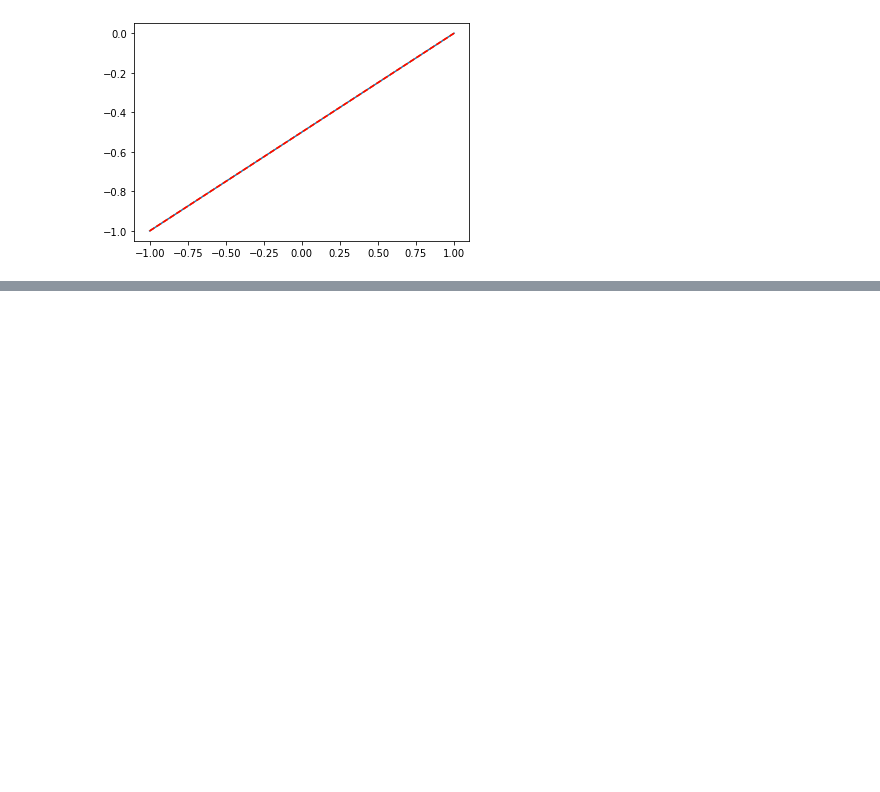
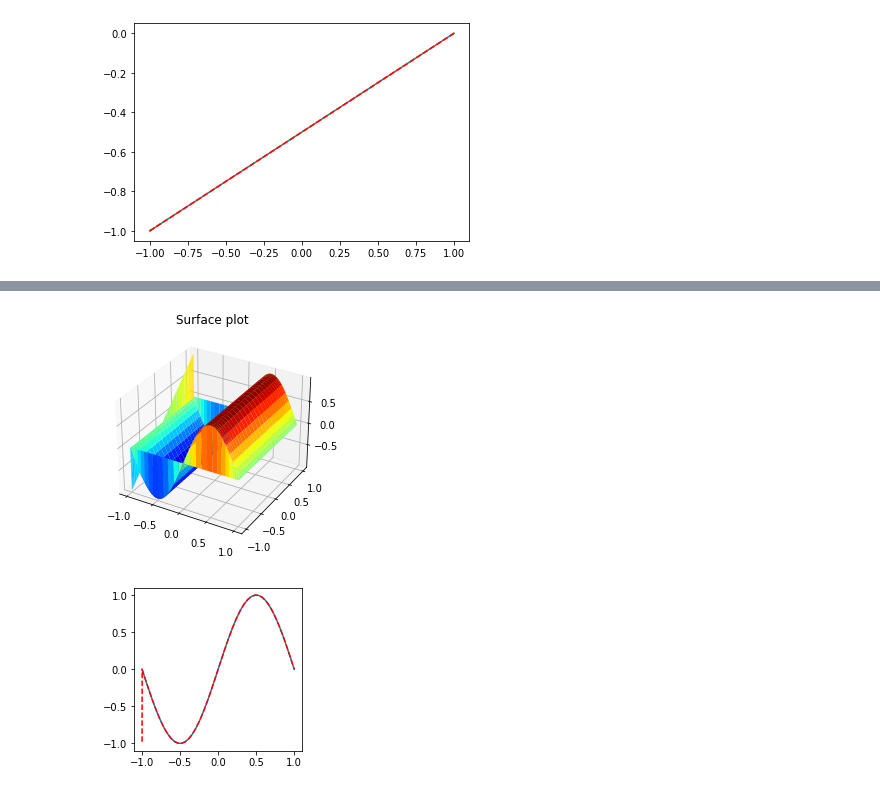
Before and after one commit to preiter93/pypde, a Jupyter notebook: chebyshev.ipynb, the cells around one changed output, grey strips where cells are left out. Saved outputs shown, nothing was run; the diff lists cells and outputs as text; code cells hidden in the pictures; blank space fills up the shorter version.

```diff
--- a/chebyshev.ipynb
+++ b/chebyshev.ipynb
@@ -52,0 +75,7 @@ array([1.        , 0.96984631, 0.88302222, 0.75      , 0.58682409,
+# %%
+#print(bc)
+fhat = CD.forward_fft(f,bc=bc[:,:])
+#fhat = CD.forward_fft(f)
+#print(fhat)
+fhat = CD.forward_fft(fhat.T).T
+fhat
@@ -52,0 +96,4 @@ array([1.        , 0.96984631, 0.88302222, 0.75      , 0.58682409,
+# %%
+fcd = CD.backward_fft(fhat,bc=bchat[:,:])
+fcd = CN.backward_fft(fcd.T,bc=None).T
+fcd
@@ -52,0 +114,15 @@ array([1.        , 0.96984631, 0.88302222, 0.75      , 0.58682409,
+# %%
+fig = plt.figure()
+ax = plt.axes(projection='3d')
+
+ax.plot_surface(xx, yy, fcd,cmap='jet', edgecolor='none')
+ax.set_title('Surface plot')
+plt.show()
+
+fig,ax = plt.subplots(figsize=(3,3))
+ax.plot(x,f[:,4])
+ax.plot(x,fcd[:,4],"r--")
+plt.show()
+# %% [output]
+[figure, added]
+[figure, added]
```
Also changed, not shown: parts of 8 cells of this notebook, 10 other files.
